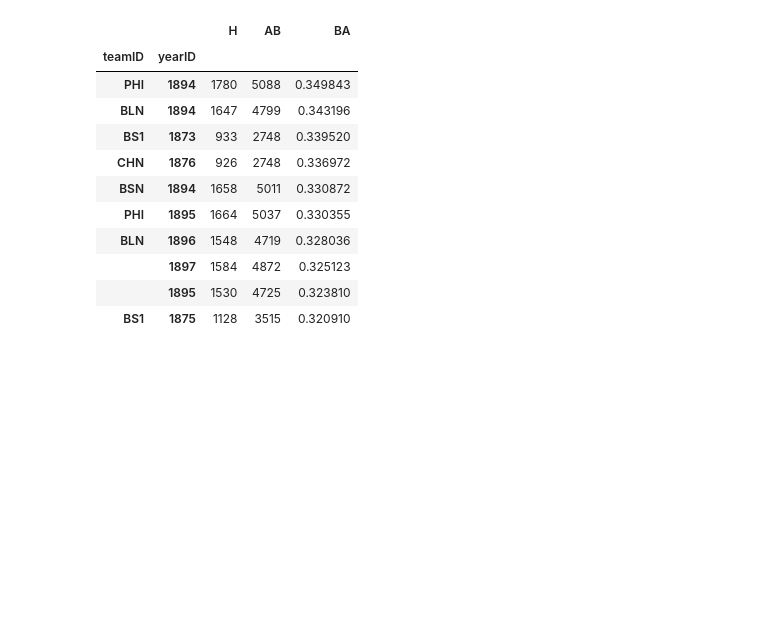
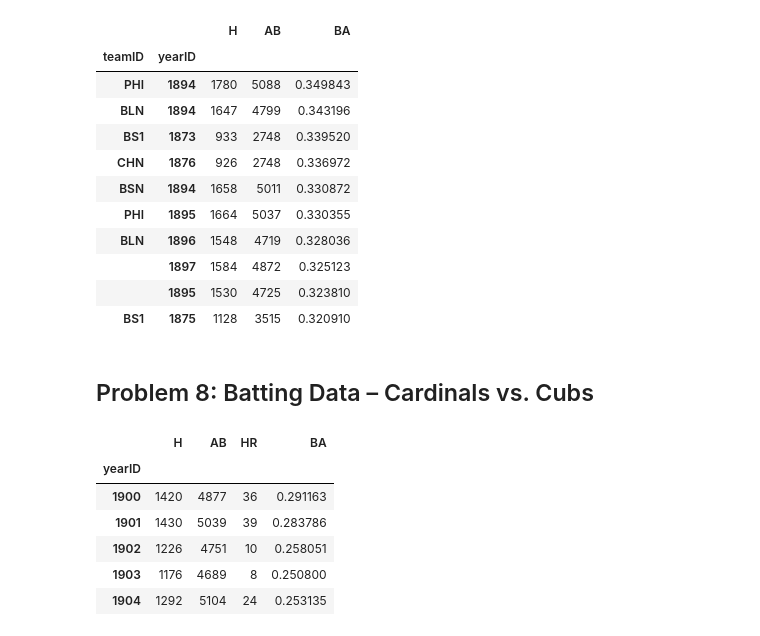
Before and after one commit to slylockfox/Maryville-DSCI-503-2, a Jupyter notebook: HW_06_Snyder.ipynb, the cells around one changed output. Cells and saved outputs as stored; diff of their text form; code cells hidden in the pictures; blank space fills up the shorter version.

```diff
--- a/HW_06_Snyder.ipynb
+++ b/HW_06_Snyder.ipynb
@@ -368,3 +368,35 @@ batting_avg.sort_values(by='BA', ascending=False).head(10)
 |  | 1897 | 1584 | 4872 | 0.325123 |
 |  | 1895 | 1530 | 4725 | 0.323810 |
 | BS1 | 1875 | 1128 | 3515 | 0.320910 |
+# %% [markdown]
+## Problem 8: Batting Data – Cardinals vs. Cubs
+# %%
+# Create a DataFrame named stl_batting that contains the number of hits, at-bats, and home runs for every season of
+# the St. Louis Cardinals since 1900.
+
+# Use loc to filter the batting DataFrame, keeping only the records for which teamID is equal to 'SLN'and for
+# which the yearID is greater than or equal to 1900.
+sel = (batting.teamID == 'SLN') & (batting.yearID >= 1900)
+
+# Use loc to select the yearID, H, AB, and HR columns. You can do this at the same time as when you are
+# selecting the rows, or with a second use of loc.
+# Group the results by yearID, and then calculate grouped sums for the remaining columns.
+stl_batting = batting.loc[sel, ['yearID', 'H', 'AB', 'HR']] .groupby(['yearID']).sum()
+
+# Add a new column named BA to the stl_batting DataFrame. This new column should be calculated by dividing the
+# values in the H column by the values in the AB column. This should be done without using a loop.
+stl_batting.loc[:, 'BA'] = stl_batting.H / stl_batting.AB
+
+# Create a DataFrame named chi_batting that contains the number of hits, at-bats, home runs, and batting average for
+# every season of the Chicago Cubs since 1900. The process is the same as above, except that you will use the teamID of 'CHN'
+sel = (batting.teamID == 'CHN') & (batting.yearID >= 1900)
+chi_batting = batting.loc[sel, ['yearID', 'H', 'AB', 'HR']].groupby(['yearID']).sum()
+chi_batting.loc[:, 'BA'] = chi_batting.H / chi_batting.AB
+# %% [output]
+|  | H | AB | HR | BA |
+| yearID |  |  |  |  |
+| 1900 | 1420 | 4877 | 36 | 0.291163 |
+| 1901 | 1430 | 5039 | 39 | 0.283786 |
+| 1902 | 1226 | 4751 | 10 | 0.258051 |
+| 1903 | 1176 | 4689 | 8 | 0.250800 |
+| 1904 | 1292 | 5104 | 24 | 0.253135 |
```
Also changed, not shown: parts of 1 cell of this notebook, 1 other file.
